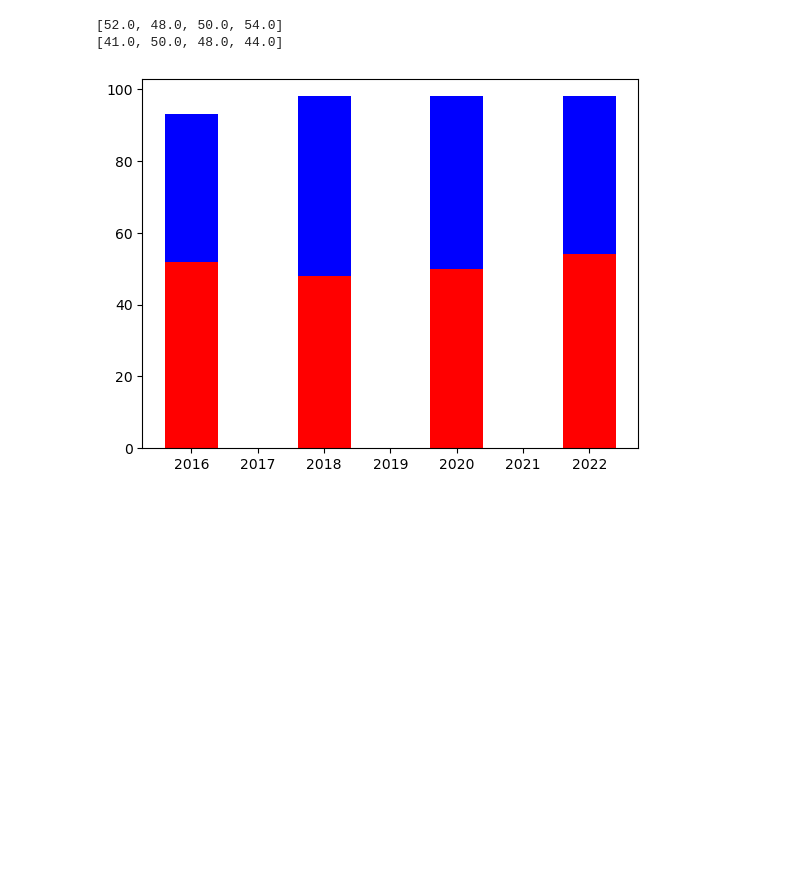
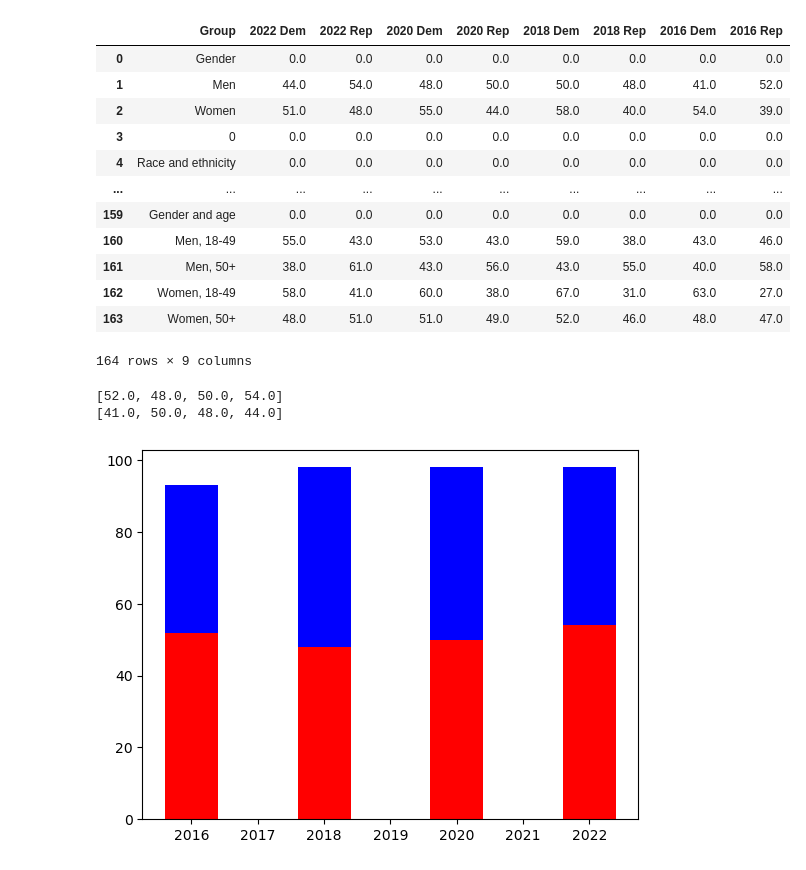
Before and after one commit to erinnyy/US-Election-Data-Python-EDA-Project, a Jupyter notebook: Voter_Demographics.ipynb, the cells around one changed output. Cells and saved outputs as stored; diff of their text form; code cells hidden in the pictures; blank space fills up the shorter version.

```diff
--- a/Voter_Demographics.ipynb
+++ b/Voter_Demographics.ipynb
@@ -24,3 +24,19 @@ df[df['Group'] == 'Urban']
+# %%
+df
+# %% [output]
+|  | Group | 2022 Dem | 2022 Rep | 2020 Dem | 2020 Rep | 2018 Dem | 2018 Rep | 2016 Dem | 2016 Rep |
+| 0 | Gender | 0.0 | 0.0 | 0.0 | 0.0 | 0.0 | 0.0 | 0.0 | 0.0 |
+| 1 | Men | 44.0 | 54.0 | 48.0 | 50.0 | 50.0 | 48.0 | 41.0 | 52.0 |
+| 2 | Women | 51.0 | 48.0 | 55.0 | 44.0 | 58.0 | 40.0 | 54.0 | 39.0 |
+| 3 | 0 | 0.0 | 0.0 | 0.0 | 0.0 | 0.0 | 0.0 | 0.0 | 0.0 |
+| 4 | Race and ethnicity | 0.0 | 0.0 | 0.0 | 0.0 | 0.0 | 0.0 | 0.0 | 0.0 |
+| ... | ... | ... | ... | ... | ... | ... | ... | ... | ... |
+| 159 | Gender and age | 0.0 | 0.0 | 0.0 | 0.0 | 0.0 | 0.0 | 0.0 | 0.0 |
+| 160 | Men, 18-49 | 55.0 | 43.0 | 53.0 | 43.0 | 59.0 | 38.0 | 43.0 | 46.0 |
+| 161 | Men, 50+ | 38.0 | 61.0 | 43.0 | 56.0 | 43.0 | 55.0 | 40.0 | 58.0 |
+| 162 | Women, 18-49 | 58.0 | 41.0 | 60.0 | 38.0 | 67.0 | 31.0 | 63.0 | 27.0 |
+| 163 | Women, 50+ | 48.0 | 51.0 | 51.0 | 49.0 | 52.0 | 46.0 | 48.0 | 47.0 |
+164 rows × 9 columns
 # %%
 y_rep = list(df.iloc[1,8:0:-2])
 y_dem = list(df.iloc[1,7:0:-2])
```
Also changed, not shown: parts of 21 cells of this notebook.
